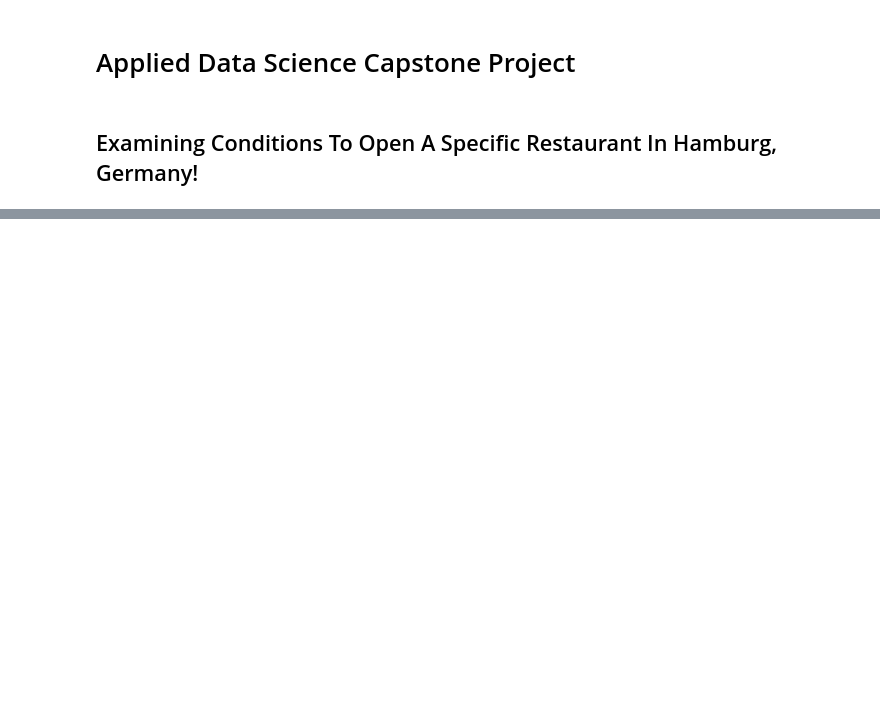
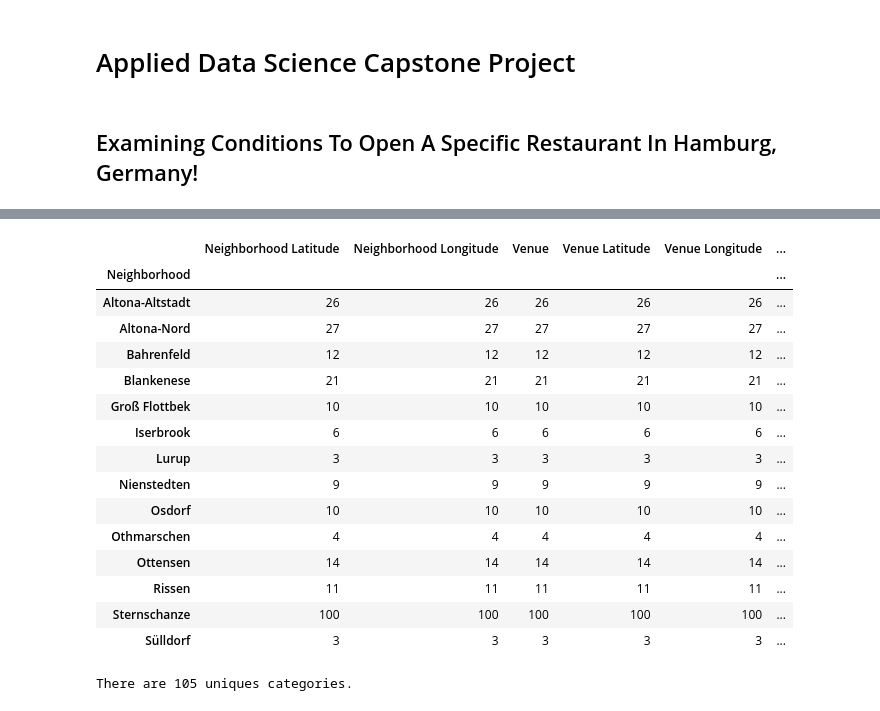
Before and after one commit to HoMarLev/Capstone_Project, a Jupyter notebook: Capstone Project - Examining Conditions To Open A Specific Restaurant In Hamburg, Germany 1.ipynb, the cells around one changed output, grey strips where cells are left out. Drawn from its saved outputs; the diff is of its cells as text; code cells hidden in the pictures; blank space fills up the shorter version.

```diff
--- a/Capstone Project - Examining Conditions To Open A Specific Restaurant In Hamburg, Germany 1.ipynb
+++ b/Capstone Project - Examining Conditions To Open A Specific Restaurant In Hamburg, Germany 1.ipynb
@@ -24,0 +234,25 @@ First of all a dataset of Hamburg will be built which provides information on bo
+# %%
+# visualizing map of Hamburg-Altona
+
+#importing folium to generate map
+import folium # map rendering library
+
+# creating variable
+map_HH_Altona = folium.Map(location=[latitude, longitude], zoom_start=10)
+
+# add markers to map
+for lat, lng, borough, neighborhood in zip(Altona_data['Latitude'], Altona_data['Longitude'], Altona_data['Borough'], Altona_data['Neighborhood']):
+    label = '{}, {}'.format(neighborhood, borough)
+    label = folium.Popup(label, parse_html=True)
+    folium.CircleMarker(
+        [lat, lng],
+        radius=5,
+        popup=label,
+        color='red',
+        fill=True,
+        fill_color='#FFFFFF',
+        fill_opacity=0.7,
+        parse_html=False).add_to(map_HH_Altona)
+
+# display created map
+map_HH_Altona
@@ -24,0 +357,25 @@ First of all a dataset of Hamburg will be built which provides information on bo
+# %%
+# grouping venues
+HH_Altona_venues.groupby('Neighborhood').count()
+# %% [output]
+|  | Neighborhood Latitude | Neighborhood Longitude | Venue | Venue Latitude | Venue Longitude | ... |
+| Neighborhood |  |  |  |  |  | ... |
+| Altona-Altstadt | 26 | 26 | 26 | 26 | 26 | ... |
+| Altona-Nord | 27 | 27 | 27 | 27 | 27 | ... |
+| Bahrenfeld | 12 | 12 | 12 | 12 | 12 | ... |
+| Blankenese | 21 | 21 | 21 | 21 | 21 | ... |
+| Groß Flottbek | 10 | 10 | 10 | 10 | 10 | ... |
+| Iserbrook | 6 | 6 | 6 | 6 | 6 | ... |
+| Lurup | 3 | 3 | 3 | 3 | 3 | ... |
+| Nienstedten | 9 | 9 | 9 | 9 | 9 | ... |
+| Osdorf | 10 | 10 | 10 | 10 | 10 | ... |
+| Othmarschen | 4 | 4 | 4 | 4 | 4 | ... |
+| Ottensen | 14 | 14 | 14 | 14 | 14 | ... |
+| Rissen | 11 | 11 | 11 | 11 | 11 | ... |
+| Sternschanze | 100 | 100 | 100 | 100 | 100 | ... |
+| Sülldorf | 3 | 3 | 3 | 3 | 3 | ... |
+# %%
+# counting unique categories
+print('There are {} uniques categories.'.format(len(HH_Altona_venues['Venue Category'].unique())))
+# %% [output]
+There are 105 uniques categories.
```
Also changed, not shown: parts of 55 cells of this notebook, 2 other files.
